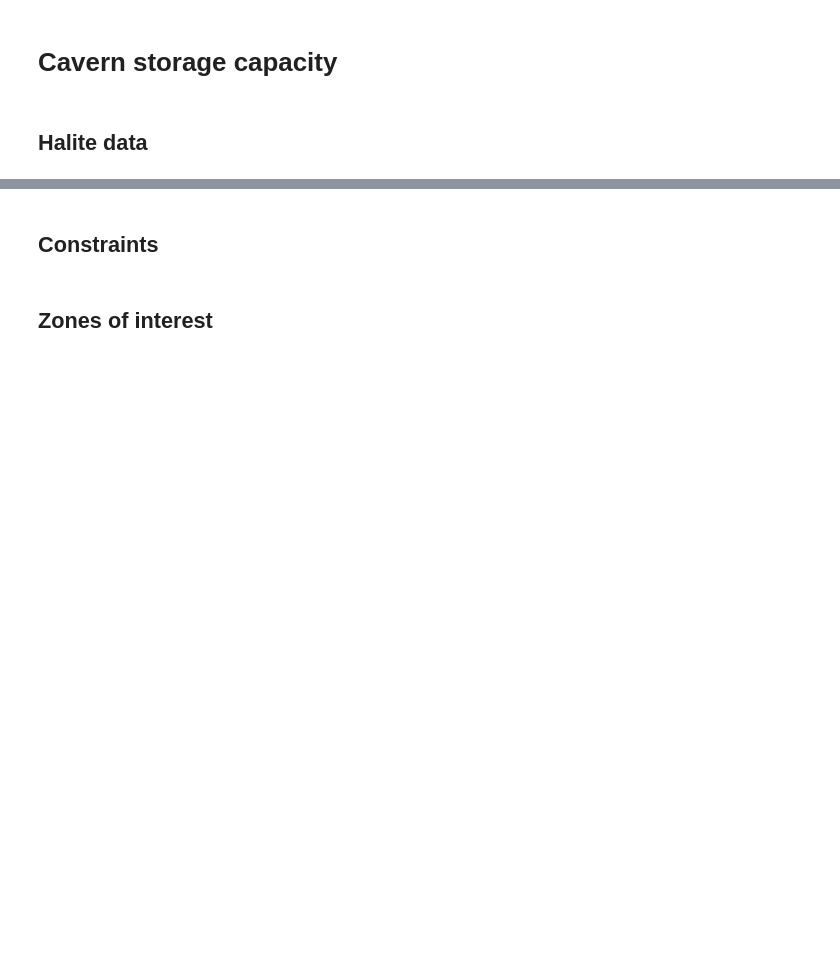
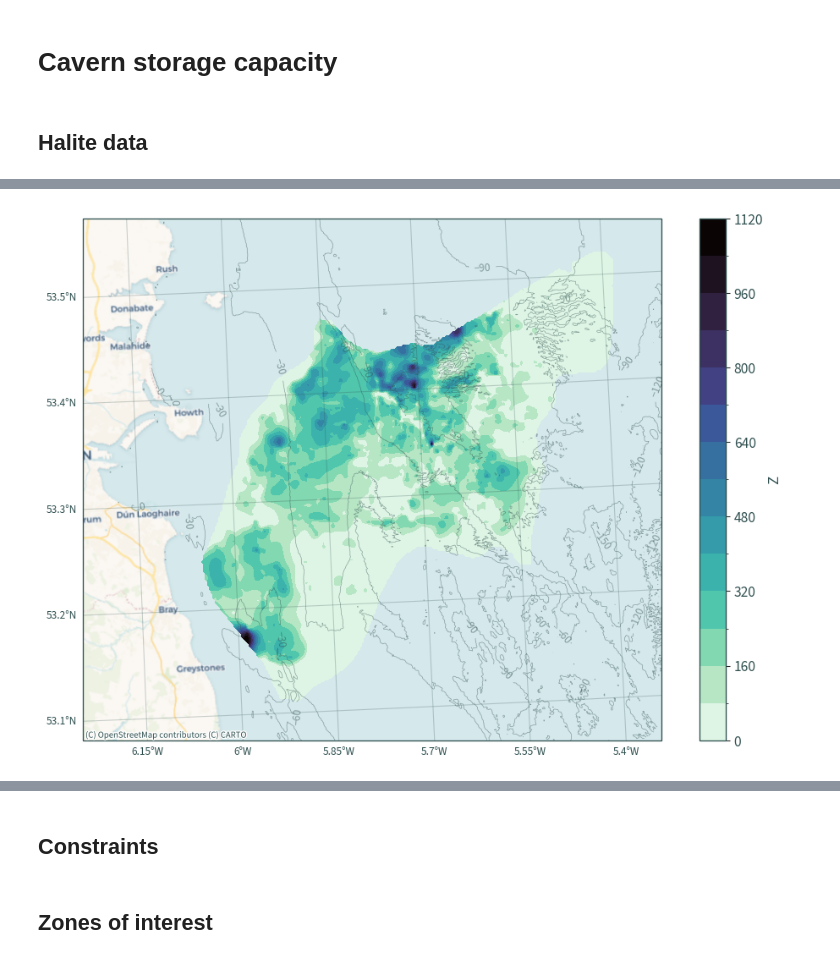
Before and after one commit to wind-to-hydrogen-toolkit/hydrogen-salt-storage, a Jupyter notebook: docs/notebooks/kish_basin_caverns_capacity.ipynb, the cells around one changed output, grey strips where cells are left out. Saved outputs shown, nothing was run; the diff lists cells and outputs as text; code cells hidden in the pictures; blank space fills up the shorter version.

```diff
--- a/docs/notebooks/kish_basin_caverns_capacity.ipynb
+++ b/docs/notebooks/kish_basin_caverns_capacity.ipynb
@@ -34,0 +69,5 @@ xmin, ymin, xmax, ymax = extent.total_bounds
+# %%
+bath = rd.bathymetry_layer(
+    dat_extent=extent,
+    bathymetry_path=os.path.join("data", "bathymetry"),
+)
@@ -34,0 +112,19 @@ xmin, ymin, xmax, ymax = extent.total_bounds
+# %%
+plt.figure(figsize=(10, 7))
+ax = plt.axes(projection=ccrs.epsg(rd.CRS))
+# ax = ds.isel(halite=3)["Bathymetry"].plot.contourf(cmap="mako")
+ds.isel(halite=3)["Thickness"].plot.contourf(cmap="mako_r", levels=15)
+# CS = ds.isel(halite=3)["Bathymetry"].plot.contour(colors="black", levels=15, linewidths=0.5, alpha=.5, linestyles="solid")
+CS = bath["elevation"].plot.contour(colors="darkslategrey", levels=15, linewidths=0.5, linestyles="solid", alpha=.5)
+plt.clabel(CS, inline=True)
+cx.add_basemap(ax, source=cx.providers.CartoDB.Voyager, crs=rd.CRS)
+ax.gridlines(
+    draw_labels={"bottom": "x", "left": "y"},
+    alpha=0.25,
+    color="darkslategrey",
+)
+plt.title(None)
+plt.tight_layout()
+plt.show()
+# %% [output]
+[figure, added]
```
Also changed, not shown: parts of 11 cells of this notebook, 1 other file.
